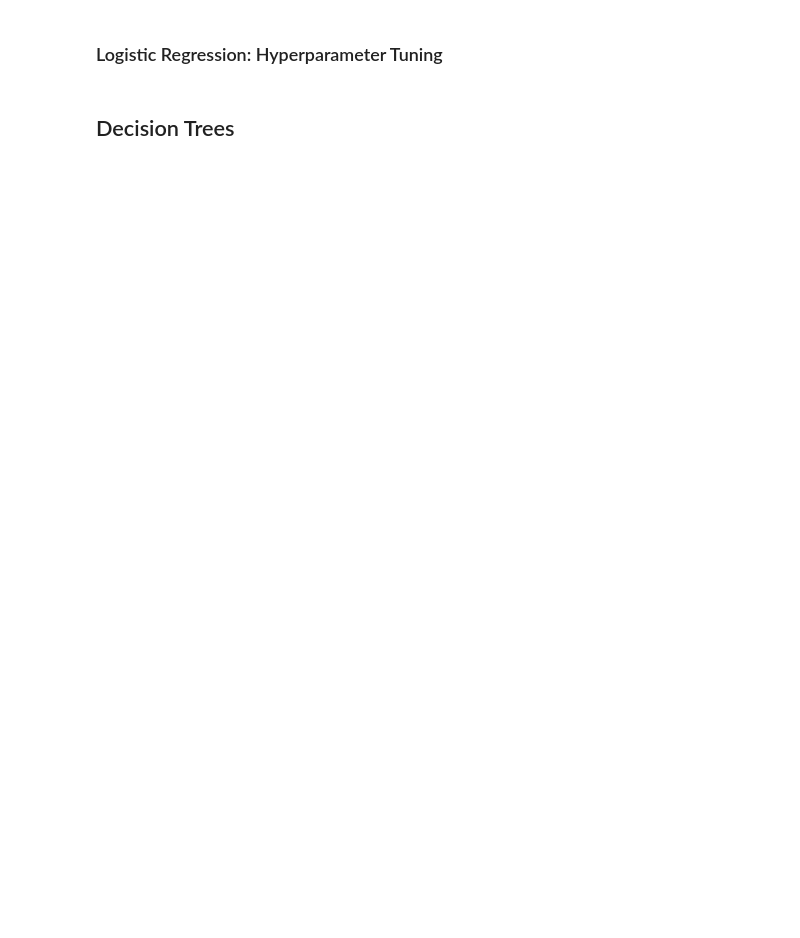
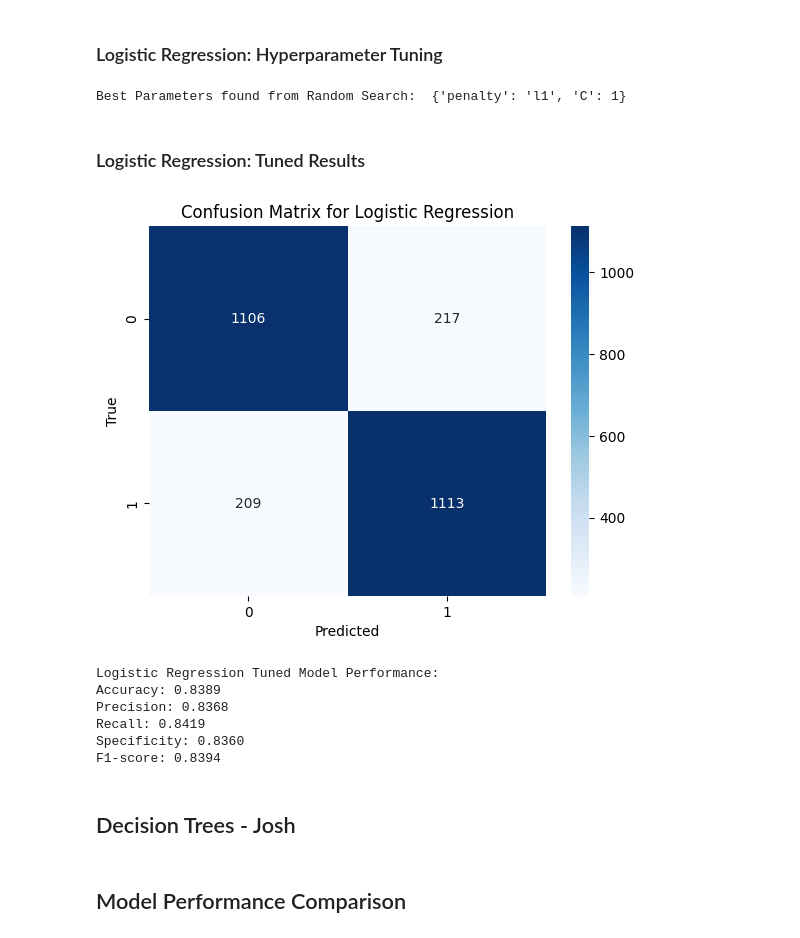
Before and after one commit to cw10877787/SJU_ML_TEAM4, a Jupyter notebook: final_project.ipynb, the cells around one changed output. Cells and saved outputs as stored; diff of their text form; code cells hidden in the pictures; blank space fills up the shorter version.

```diff
--- a/final_project.ipynb
+++ b/final_project.ipynb
@@ -444,4 +455,57 @@ print("Cross-Validation results:", scores)
 # %% [markdown]
 ### Logistic Regression: Hyperparameter Tuning
+# %%
+# RandomizedSearchCV, can't use grid search
+from sklearn.model_selection import RandomizedSearchCV
+
+logistic = LogisticRegression(solver='saga', tol=1e-2, max_iter=200,
+                              random_state=0)
+
+parameters = {
+    "C": [0, 1, 2, 3, 4],
+    "penalty": ['l2', 'l1', 'elasticnet'],
+}
+
+random_search = RandomizedSearchCV(logistic, parameters, n_iter=10, cv=5,random_state=42)
+random_search.fit(X_train, y_train)
+
+print("Best Parameters found from Random Search: ", random_search.best_params_)
+# %% [output]
+Best Parameters found from Random Search:  {'penalty': 'l1', 'C': 1}
+# %% [markdown]
+### Logistic Regression: Tuned Results
+# %%
+# Logistic Regression Tuned Model
+y_pred_log_tuned = random_search.predict(X_test)
+cm_log = confusion_matrix(y_test, y_pred_log_tuned)
+sns.heatmap(cm_log, annot=True, fmt='d', cmap='Blues')
+plt.xlabel('Predicted')
+plt.ylabel('True')
+plt.title(f'Confusion Matrix for Logistic Regression')
+plt.show()
+# %% [output]
+[figure, added]
+# %%
+# Let's evaluate the model's performance by calculating accuracy, precision, recall, and F1-score
+accuracy = accuracy_score(y_test, y_pred_log_tuned)
+precision = precision_score(y_test, y_pred_log_tuned)
+recall = recall_score(y_test, y_pred_log_tuned)
+specificity = cm[0,0] / (cm[0,0] + cm[0,1])
+f1 = f1_score(y_test, y_pred_log_tuned)
+print(f'Logistic Regression Tuned Model Performance:')
+print(f'Accuracy: {accuracy:.4f}')
+print(f'Precision: {precision:.4f}')
+print(f'Recall: {recall:.4f}')
+print(f'Specificity: {specificity:.4f}')
+print(f'F1-score: {f1:.4f}')
+# %% [output]
+Logistic Regression Tuned Model Performance:
+Accuracy: 0.8389
+Precision: 0.8368
+Recall: 0.8419
+Specificity: 0.8360
+F1-score: 0.8394
 # %% [markdown]
-## Decision Trees
+## Decision Trees - Josh
+# %% [markdown]
+## Model Performance Comparison
```
Also changed, not shown: parts of 7 cells of this notebook.
